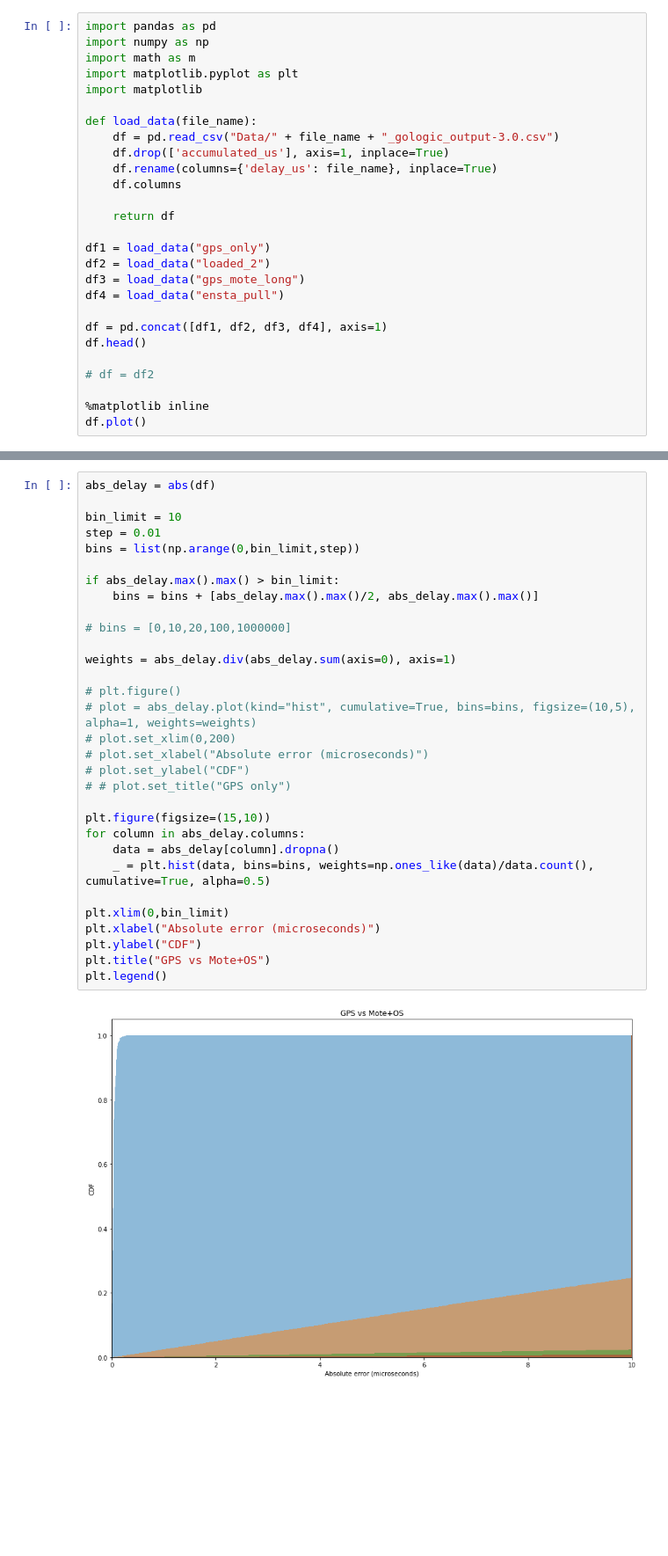
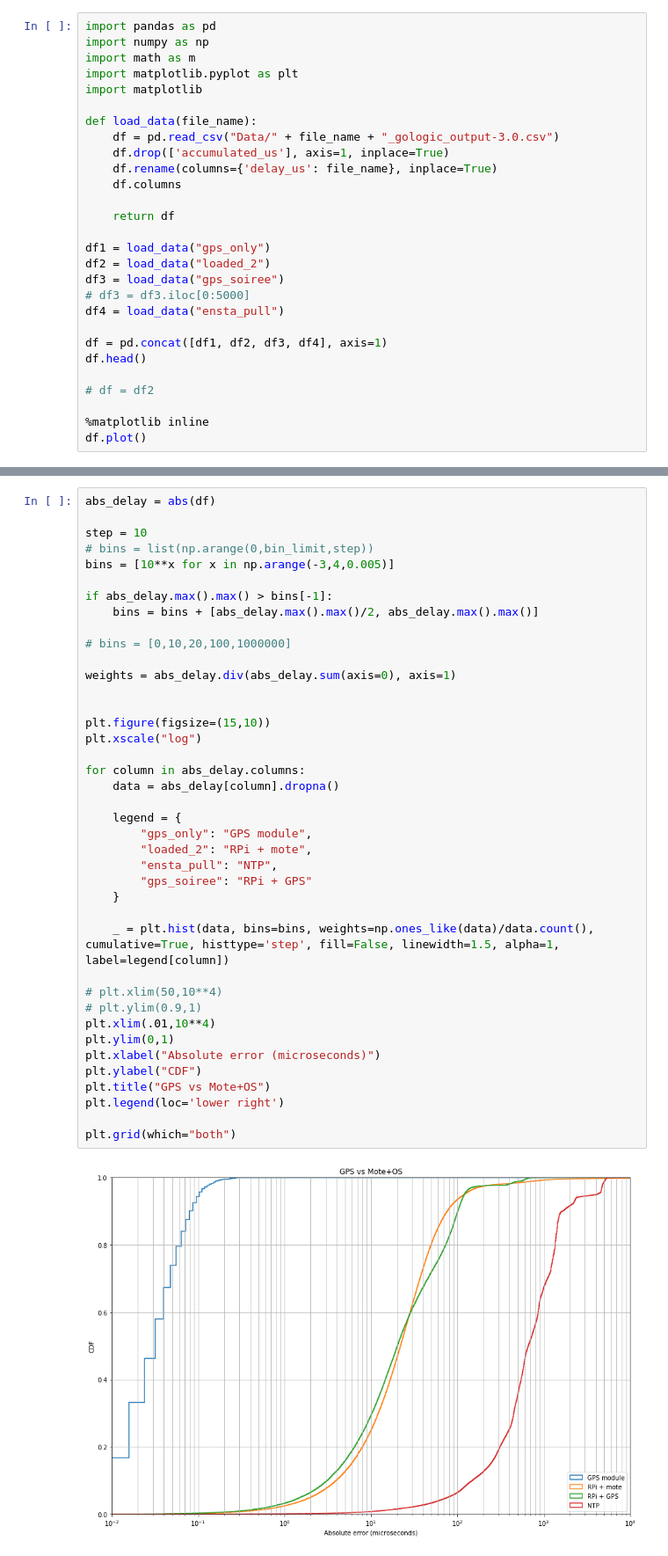
Before and after one commit to felipemoran/DataAnalyser, a Jupyter notebook: multi_df_plot.ipynb, the cells around one changed output, grey strips where cells are left out. Shown at 88% size. Saved outputs shown, nothing was run; the diff lists cells and outputs as text; blank space fills up the shorter version.

```diff
--- a/multi_df_plot.ipynb
+++ b/multi_df_plot.ipynb
@@ -15,7 +15,8 @@ def load_data(file_name):
 
 df1 = load_data("gps_only")
 df2 = load_data("loaded_2")
-df3 = load_data("gps_mote_long")
+df3 = load_data("gps_soiree")
+# df3 = df3.iloc[0:5000]
 df4 = load_data("ensta_pull")
 
 df = pd.concat([df1, df2, df3, df4], axis=1)
@@ -61,33 +148,42 @@ Text(0,0.5,'Count')
 # %%
 abs_delay = abs(df)
 
-bin_limit = 10
-step = 0.01
-bins = list(np.arange(0,bin_limit,step))
+step = 10
+# bins = list(np.arange(0,bin_limit,step))
+bins = [10**x for x in np.arange(-3,4,0.005)]
 
-if abs_delay.max().max() > bin_limit:
+if abs_delay.max().max() > bins[-1]:
     bins = bins + [abs_delay.max().max()/2, abs_delay.max().max()]
 
 # bins = [0,10,20,100,1000000]
 
 weights = abs_delay.div(abs_delay.sum(axis=0), axis=1)
 
-# plt.figure()
-# plot = abs_delay.plot(kind="hist", cumulative=True, bins=bins, figsize=(10,5), alpha=1, weights=weights)
-# plot.set_xlim(0,200)
-# plot.set_xlabel("Absolute error (microseconds)")
-# plot.set_ylabel("CDF")
-# # plot.set_title("GPS only")
 
 plt.figure(figsize=(15,10))
+plt.xscale("log")
+
 for column in abs_delay.columns:
     data = abs_delay[column].dropna()
-    _ = plt.hist(data, bins=bins, weights=np.ones_like(data)/data.count(), cumulative=True, alpha=0.5)
 
-plt.xlim(0,bin_limit)
+    legend = {
+        "gps_only": "GPS module",
+        "loaded_2": "RPi + mote",
+        "ensta_pull": "NTP",
+        "gps_soiree": "RPi + GPS"
+    }
+
+    _ = plt.hist(data, bins=bins, weights=np.ones_like(data)/data.count(), cumulative=True, histtype='step', fill=False, linewidth=1.5, alpha=1, label=legend[column])
+
+# plt.xlim(50,10**4)
+# plt.ylim(0.9,1)
+plt.xlim(.01,10**4)
+plt.ylim(0,1)
 plt.xlabel("Absolute error (microseconds)")
 plt.ylabel("CDF")
 plt.title("GPS vs Mote+OS")
-plt.legend()
+plt.legend(loc='lower right')
+
+plt.grid(which="both")
 # %% [output]
-[figure, old version]
+[figure, new version]
```
Also changed, not shown: parts of 9 cells of this notebook, 12 other files.
